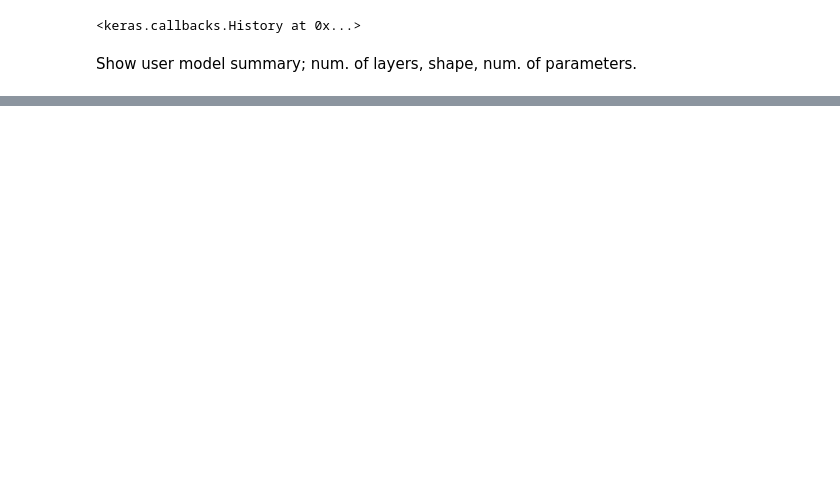
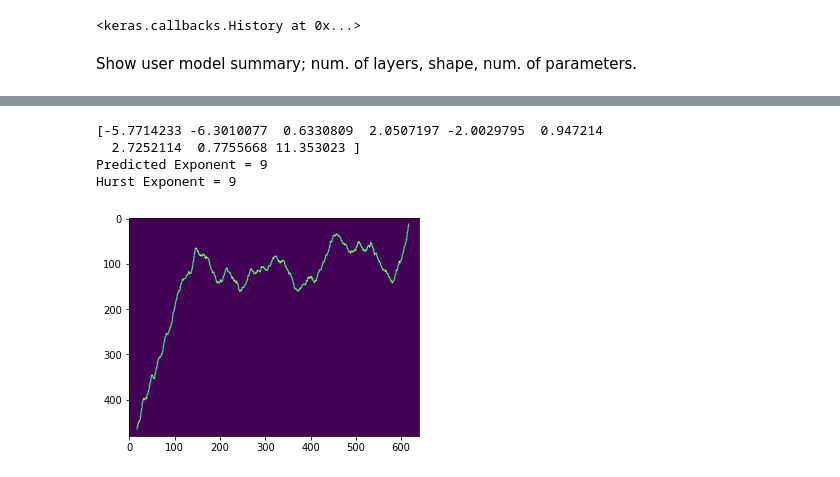
Before and after one commit to w1767/TensorFlowHurstExponent, a Jupyter notebook: TensorFlowHurstExponent.ipynb, the cells around one changed output, grey strips where cells are left out. Cells and saved outputs as stored; diff of their text form; code cells hidden in the pictures; blank space fills up the shorter version.

```diff
--- a/TensorFlowHurstExponent.ipynb
+++ b/TensorFlowHurstExponent.ipynb
@@ -140,0 +187,8 @@ _________________________________________________________________
+# %%
+scan_results(results,98)
+# %% [output]
+[-5.7714233 -6.3010077  0.6330809  2.0507197 -2.0029795  0.947214
+  2.7252114  0.7755668 11.353023 ]
+Predicted Exponent = 9
+Hurst Exponent = 9
+[figure, added]
```
Also changed, not shown: parts of 15 cells of this notebook.
